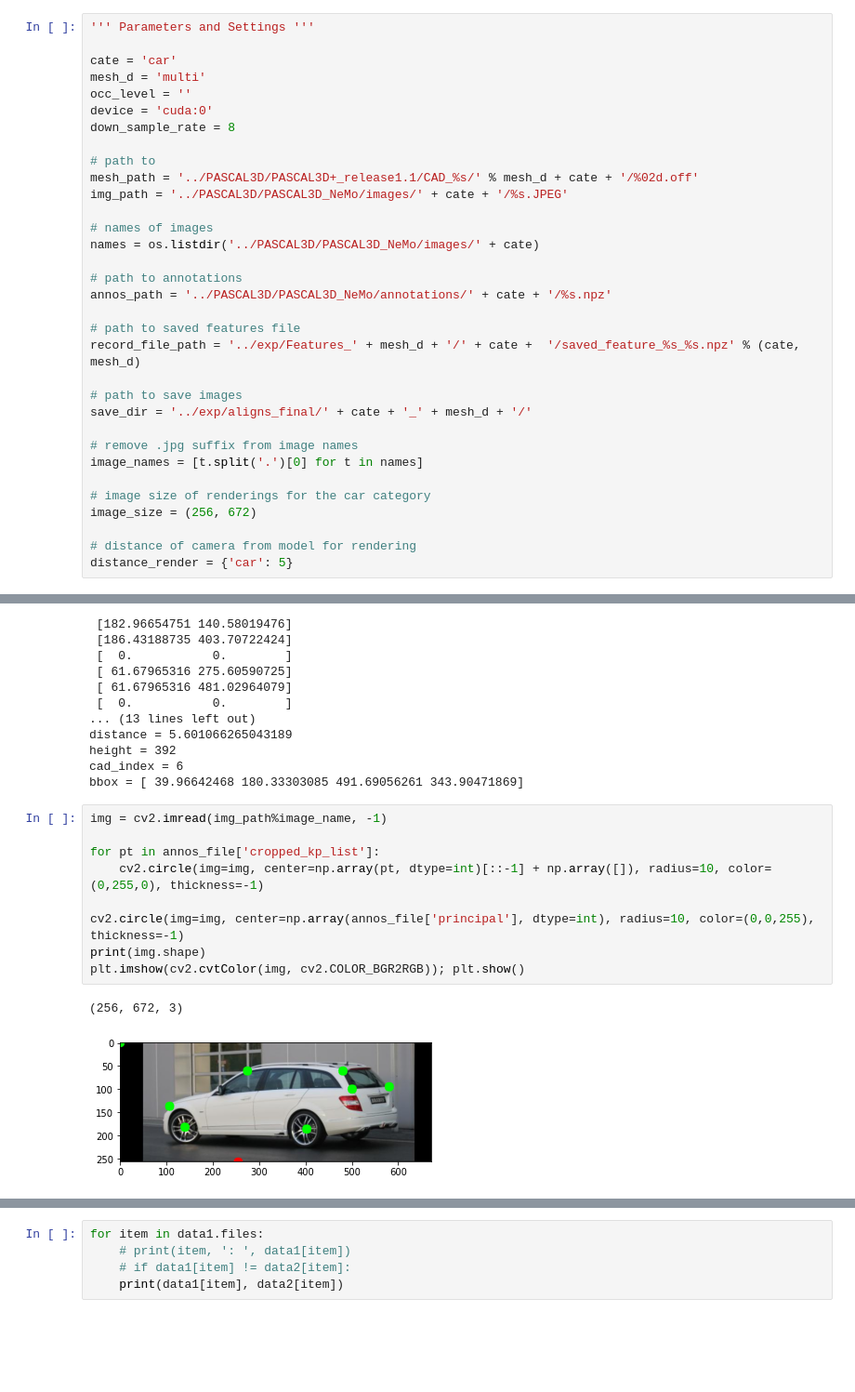
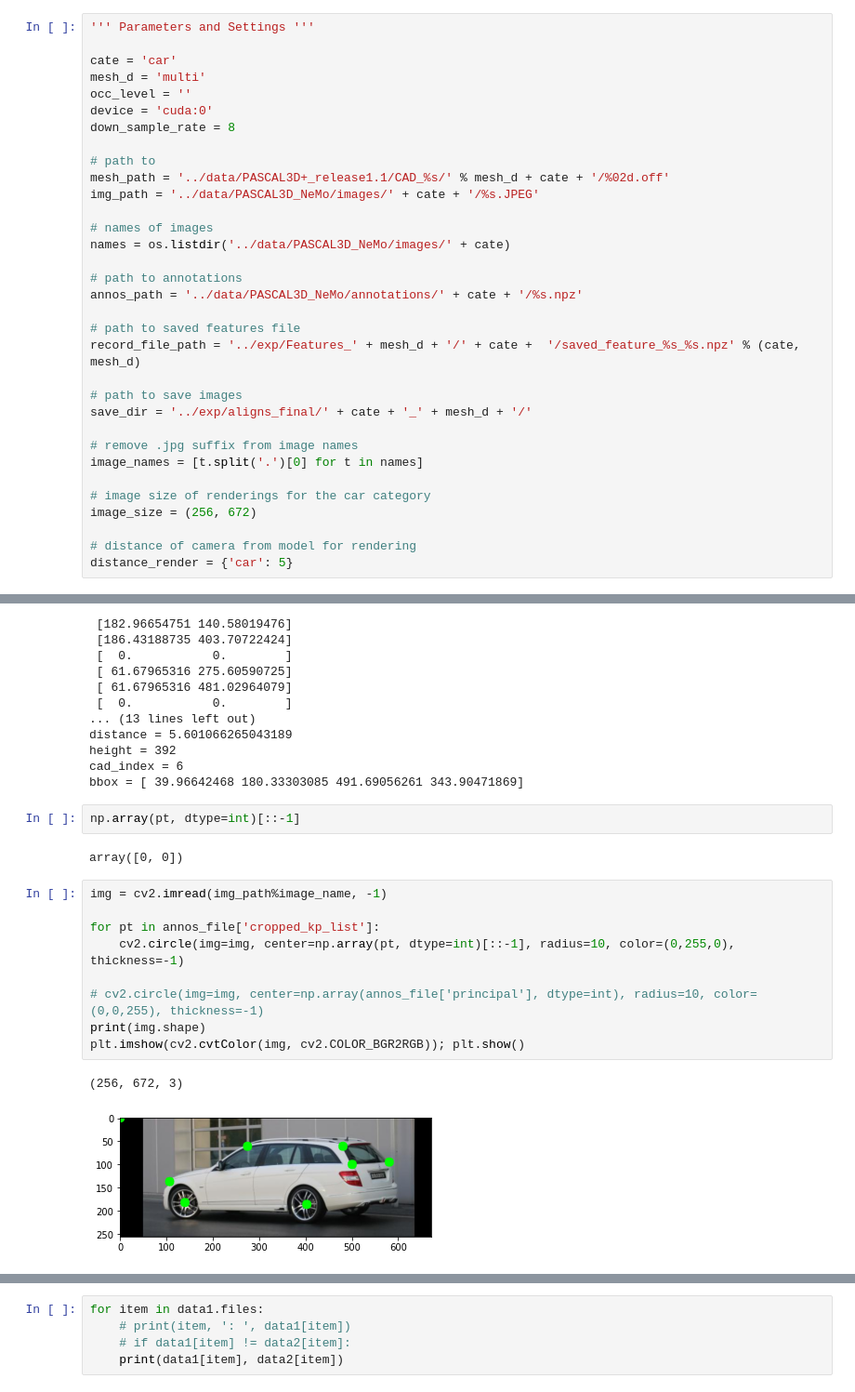
Before and after one commit to gkouros/NeMo, a Jupyter notebook: notebooks/dataloading_experiments.ipynb, the cells around one changed output, grey strips where cells are left out. Shown: that part at 93% size. Drawn from its saved outputs; the diff is of its cells as text; blank space fills up the shorter version.

```diff
--- a/notebooks/dataloading_experiments.ipynb
+++ b/notebooks/dataloading_experiments.ipynb
@@ -19,14 +19,14 @@ device = 'cuda:0'
 down_sample_rate = 8
 
 # path to
-mesh_path = '../PASCAL3D/PASCAL3D+_release1.1/CAD_%s/' % mesh_d + cate + '/%02d.off'
-img_path = '../PASCAL3D/PASCAL3D_NeMo/images/' + cate + '/%s.JPEG'
+mesh_path = '../data/PASCAL3D+_release1.1/CAD_%s/' % mesh_d + cate + '/%02d.off'
+img_path = '../data/PASCAL3D_NeMo/images/' + cate + '/%s.JPEG'
 
 # names of images
-names = os.listdir('../PASCAL3D/PASCAL3D_NeMo/images/' + cate)
+names = os.listdir('../data/PASCAL3D_NeMo/images/' + cate)
 
 # path to annotations
-annos_path = '../PASCAL3D/PASCAL3D_NeMo/annotations/' + cate + '/%s.npz'
+annos_path = '../data/PASCAL3D_NeMo/annotations/' + cate + '/%s.npz'
 
 # path to saved features file
 record_file_path = '../exp/Features_' + mesh_d + '/' + cate +  '/saved_feature_%s_%s.npz' % (cate, mesh_d)
@@ -173,18 +185,22 @@ distance = 5.601066265043189
 height = 392
 cad_index = 6
 bbox = [ 39.96642468 180.33303085 491.69056261 343.90471869]
+# %%
+np.array(pt, dtype=int)[::-1]
+# %% [output]
+array([0, 0])
 # %%
 img = cv2.imread(img_path%image_name, -1)
 
 for pt in annos_file['cropped_kp_list']:
-    cv2.circle(img=img, center=np.array(pt, dtype=int)[::-1] + np.array([]), radius=10, color=(0,255,0), thickness=-1)
+    cv2.circle(img=img, center=np.array(pt, dtype=int)[::-1], radius=10, color=(0,255,0), thickness=-1)
 
-cv2.circle(img=img, center=np.array(annos_file['principal'], dtype=int), radius=10, color=(0,0,255), thickness=-1)
+# cv2.circle(img=img, center=np.array(annos_file['principal'], dtype=int), radius=10, color=(0,0,255), thickness=-1)
 print(img.shape)
 plt.imshow(cv2.cvtColor(img, cv2.COLOR_BGR2RGB)); plt.show()
 # %% [output]
 (256, 672, 3)
-[figure, old version]
+[figure, new version]
 # %%
 box = bbt.from_numpy(annos_file['box'])
 box_ori = bbt.from_numpy(annos_file['box_ori'])
```
Also changed, not shown: parts of 10 cells of this notebook.
